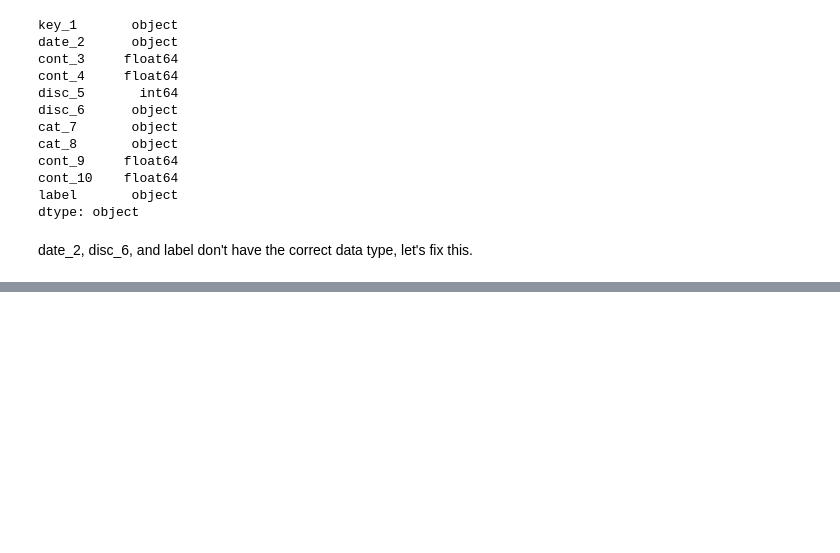
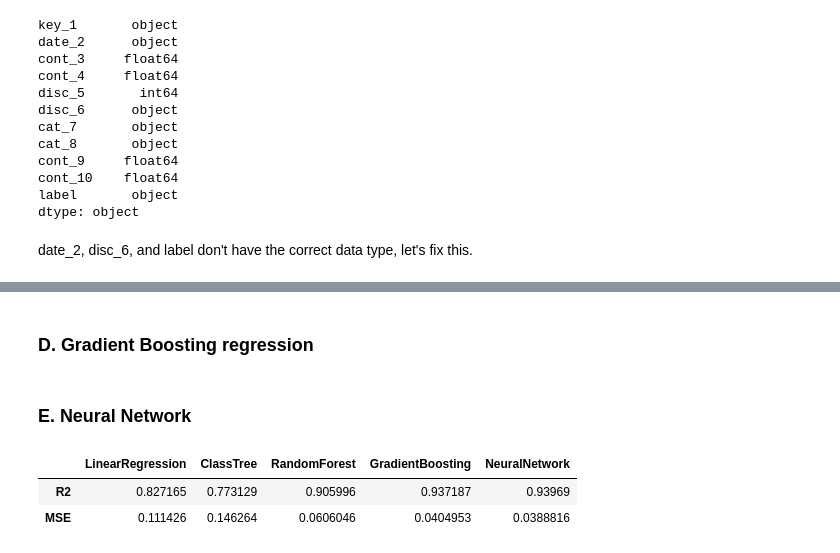
Before and after one commit to juancronos/s4n_data_science_test, a Jupyter notebook: predictiveModelNotebook.ipynb, the cells around one changed output, grey strips where cells are left out. Saved outputs shown, nothing was run; the diff lists cells and outputs as text; code cells hidden in the pictures; blank space fills up the shorter version.

```diff
--- a/predictiveModelNotebook.ipynb
+++ b/predictiveModelNotebook.ipynb
@@ -84,0 +241,2 @@ date_2, disc_6, and label don't have the correct data type, let's fix this.
+# %% [markdown]
+### D. Gradient Boosting regression
@@ -84,0 +262,2 @@ date_2, disc_6, and label don't have the correct data type, let's fix this.
+# %% [markdown]
+### E. Neural Network
@@ -84,0 +282,6 @@ date_2, disc_6, and label don't have the correct data type, let's fix this.
+# %%
+metrics
+# %% [output]
+|  | LinearRegression | ClassTree | RandomForest | GradientBoosting | NeuralNetwork |
+| R2 | 0.827165 | 0.773129 | 0.905996 | 0.937187 | 0.93969 |
+| MSE | 0.111426 | 0.146264 | 0.0606046 | 0.0404953 | 0.0388816 |
```
Also changed, not shown: parts of 42 cells of this notebook, 4 other files.
